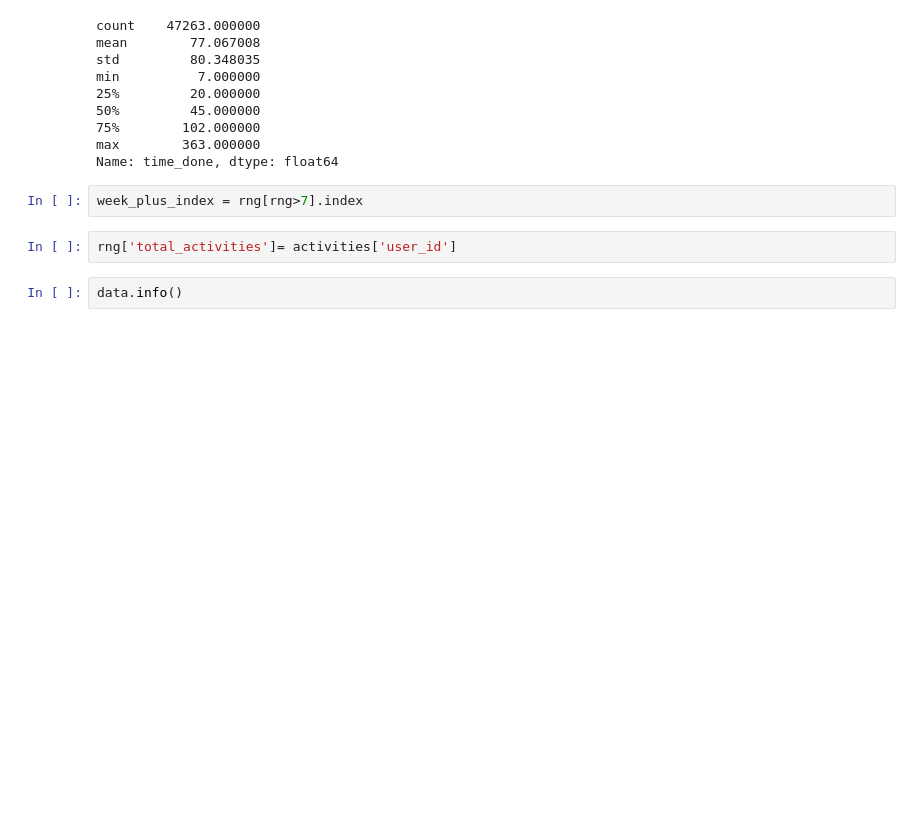
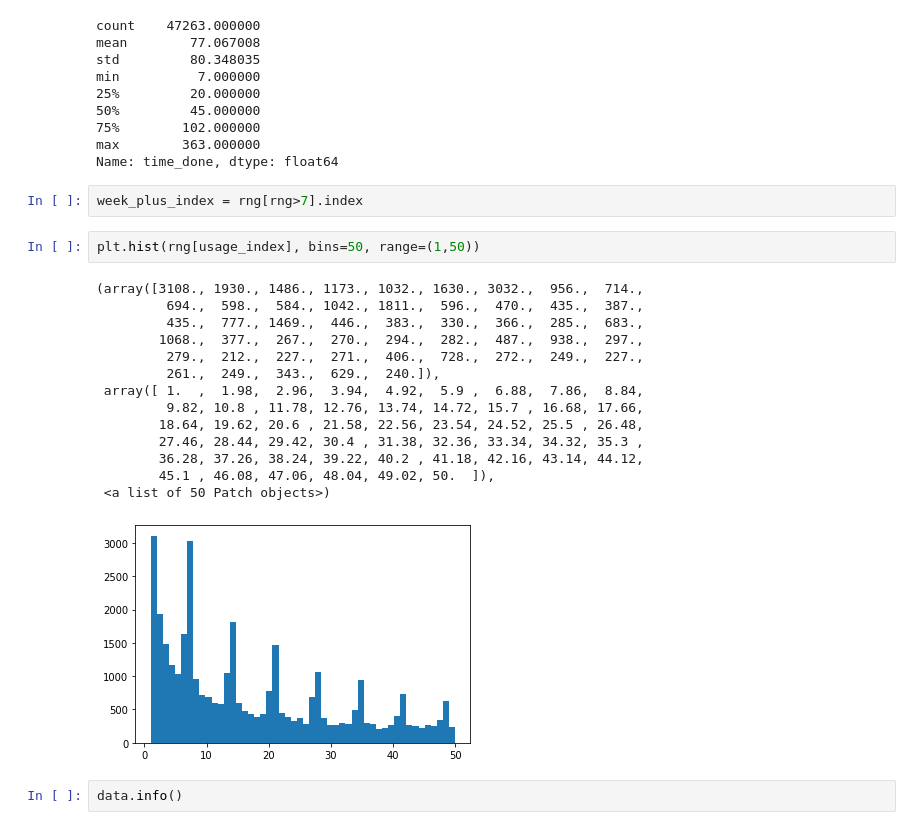
Before and after one commit to branlindsey/junyi_app_user, a Jupyter notebook: EDA.ipynb, the cells around one changed output. Saved outputs shown, nothing was run; the diff lists cells and outputs as text; blank space fills up the shorter version.

```diff
--- a/EDA.ipynb
+++ b/EDA.ipynb
@@ -235,8 +191,23 @@ max        363.000000
 Name: time_done, dtype: float64
 # %%
 week_plus_index = rng[rng>7].index
-# %%
-rng['total_activities']= activities['user_id']
+# %%
+plt.hist(rng[usage_index], bins=50, range=(1,50))
+# %% [output]
+(array([3108., 1930., 1486., 1173., 1032., 1630., 3032.,  956.,  714.,
+         694.,  598.,  584., 1042., 1811.,  596.,  470.,  435.,  387.,
+         435.,  777., 1469.,  446.,  383.,  330.,  366.,  285.,  683.,
+        1068.,  377.,  267.,  270.,  294.,  282.,  487.,  938.,  297.,
+         279.,  212.,  227.,  271.,  406.,  728.,  272.,  249.,  227.,
+         261.,  249.,  343.,  629.,  240.]),
+ array([ 1.  ,  1.98,  2.96,  3.94,  4.92,  5.9 ,  6.88,  7.86,  8.84,
+         9.82, 10.8 , 11.78, 12.76, 13.74, 14.72, 15.7 , 16.68, 17.66,
+        18.64, 19.62, 20.6 , 21.58, 22.56, 23.54, 24.52, 25.5 , 26.48,
+        27.46, 28.44, 29.42, 30.4 , 31.38, 32.36, 33.34, 34.32, 35.3 ,
+        36.28, 37.26, 38.24, 39.22, 40.2 , 41.18, 42.16, 43.14, 44.12,
+        45.1 , 46.08, 47.06, 48.04, 49.02, 50.  ]),
+ <a list of 50 Patch objects>)
+[figure, added]
 # %%
 data.info()
 # %% [output]
```
Also changed, not shown: parts of 75 cells of this notebook, 2 other files.
